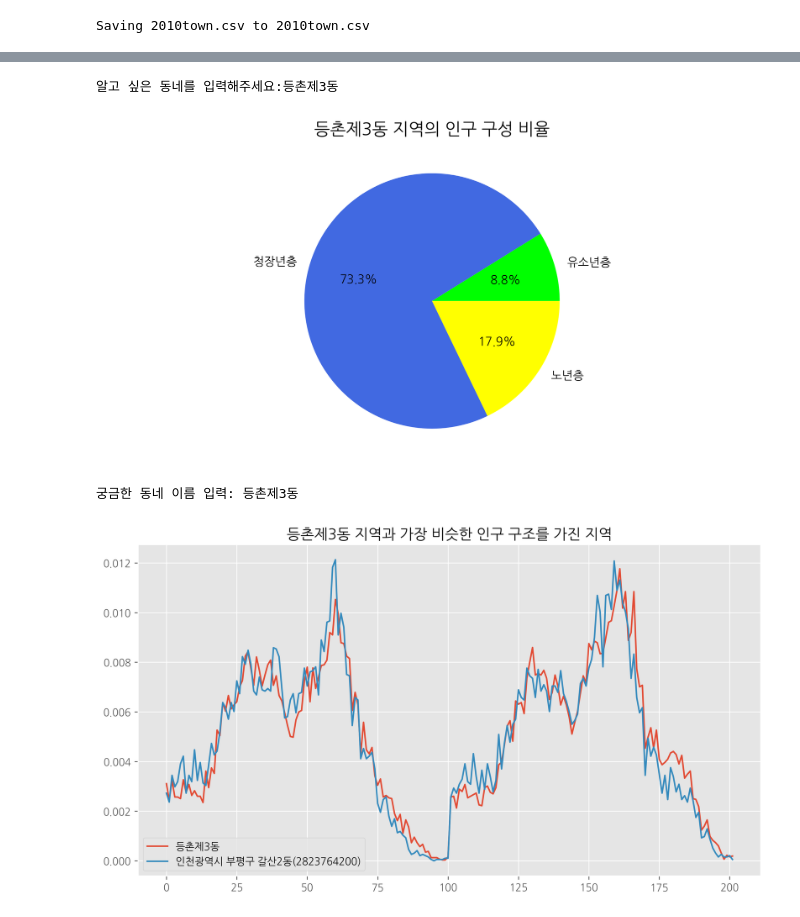
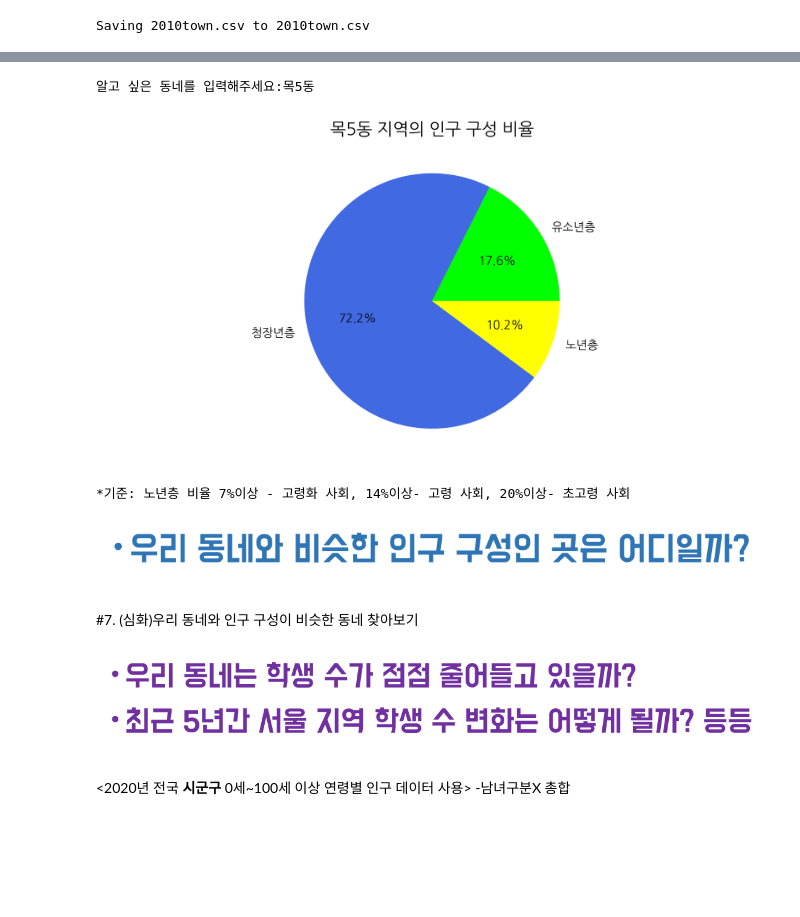
Before and after one commit to dubussy/insideout, a Jupyter notebook: population.ipynb, the cells around one changed output, grey strips where cells are left out. Cells and saved outputs as stored; diff of their text form; code cells hidden in the pictures; blank space fills up the shorter version.

```diff
--- a/population.ipynb
+++ b/population.ipynb
@@ -61,7 +71,7 @@ findfont: Font family ['NanumGothic'] not found. Falling back to DejaVu Sans.
 # %%
-#2. 2020년 시도 인구 구성 항아리 그래프 (지역별 차이 알아보기)
+#2. 2020년 시도 인구 피라미드 그래프 (지역별 차이 알아보기)
 import csv
-f=open('2020korea.csv', encoding = 'cp949')
+f=open('202012korea.csv', encoding = 'cp949')
 data = csv.reader(f)
 m=[]
 f=[]
@@ -78,7 +88,7 @@ plt.style.use('ggplot')
 plt.figure(figsize=(11,6),dpi=300)
 plt.rc('font', family='NanumGothic')
 plt.rcParams['axes.unicode_minus']=False
-plt.title(name+' 남녀 성별 인구 분포')
+plt.title(name+' 남녀 성별 인구 분포(2020년)')
 plt.barh(range(101),m, label='남성')
 plt.barh(range(101),f,label='여성')
 plt.legend()
@@ -96,7 +110,7 @@ Saving 2020.csv to 2020.csv
 # %%
-#3. 2020년 동네 인구 구성 항아리 그래프 (학생들이 사는 동네 관심 유발하기)
+#3. 2020년 동네 인구피라미드 그래프 (학생들이 사는 동네 관심 유발하기)
 import csv
-f=open('2020.csv', encoding = 'cp949')
+f=open('202012town.csv', encoding = 'cp949')
 data=csv.reader(f)
 m=[]
 f=[]
@@ -113,7 +127,7 @@ plt.style.use('ggplot')
 plt.figure(figsize=(11,6),dpi=300)
 plt.rc('font', family='NanumGothic')
 plt.rcParams['axes.unicode_minus']=False
-plt.title(name+' 남녀 성별 인구 분포')
+plt.title(name+' 남녀 성별 인구 분포(2020년)')
 plt.barh(range(101),m, label='남성')
 plt.barh(range(101),f,label='여성')
 plt.legend()
@@ -193,0 +246,25 @@ plt.show()
+# %%
+#2020년 우리 동네 그래프와 비교하기
+import csv
+f=open('202012town.csv', encoding = 'cp949')
+data=csv.reader(f)
+m=[]
+f=[]
+name=input('원하는 동네명을 입력해주세요:')
+for row in data:
+    if name in row[0]:
+        for i in range(0,101):
+            m.append(-int(row[i+3].replace(',','')))
+            f.append(int(row[-(i+1)].replace(',','')))
+f.reverse()
+
+import matplotlib.pyplot as plt
+plt.style.use('ggplot')
+plt.figure(figsize=(6,4),dpi=100)
+plt.rc('font', family='NanumGothic')
+plt.rcParams['axes.unicode_minus']=False
+plt.title(name+' 남녀 성별 인구 분포(2020년)')
+plt.barh(range(101),m, label='남성')
+plt.barh(range(101),f,label='여성')
+plt.legend()
+plt.show()
@@ -201,45 +285,51 @@ Saving 2020.csv to 2020 (1).csv
 # %%
 #6. 우리 동네의 저출산 고령화 알아보기(연령별 인구 구성 원그래프 그려보기)
 import csv
-f=open('2020.csv', encoding = 'cp949')
+f=open('2020age.csv', encoding = 'cp949')
 data=csv.reader(f)
 ch=0
 ad=0
 se=0
 size=[]
 
 name=input('알고 싶은 동네를 입력해주세요:')
 
 for row in data:
     if name in row[0]:
         for i in range(3,18):
             ch += int(row[i].replace(',',''))
         for i in range(18,68):
             ad += int(row[i].replace(',',''))
         for i in range(68,104):
             se += int(row[i].replace(',',''))
 size.append(ch)
 size.append(ad)
 size.append(se)
 
 import matplotlib.pyplot as plt
 plt.figure(figsize=(10,5),dpi=300)
 plt.rc('font', family='NanumGothic')
 color=['lime','royalblue','yellow']
 plt.axis('equal')
 
 plt.pie(size, labels=['유소년층','청장년층','노년층'], autopct='%.1f%%', colors=color)
 plt.title(name+' 지역의 인구 구성 비율')
 plt.show()
+print('*기준: 노년층 비율 7%이상 - 고령화 사회, 14%이상- 고령 사회, 20%이상- 초고령 사회')
 # %% [output]
-알고 싶은 동네를 입력해주세요:등촌제3동
+알고 싶은 동네를 입력해주세요:목5동
-[figure, old version]
+[figure, new version]
+*기준: 노년층 비율 7%이상 - 고령화 사회, 14%이상- 고령 사회, 20%이상- 초고령 사회
+# %% [markdown]
+![image.png](embedded-picture-1)
+# %% [markdown]
+#7. (심화)우리 동네와 인구 구성이 비슷한 동네 찾아보기
 # %%
-#7. (심화)우리 동네와 인구 구성이 비슷한 곳
+#7. (심화)우리 동네와 인구 구성이 비슷한 동네
 import numpy as np
 np.seterr(divide='ignore', invalid='ignore')
 import csv
-f=open('2020.csv', encoding='cp949')
+f=open('2020age.csv', encoding='cp949')
 data=csv.reader(f)
 next(data)
 data=list(data)
@@ -273,6 +363,7 @@ plt.plot(home, label=name)
 plt.plot(result,label=result_name)
 plt.legend()
 plt.show()
-# %% [output]
-궁금한 동네 이름 입력: 등촌제3동
-[figure, removed]
+# %% [markdown]
+![image.png](embedded-picture-1)
+# %% [markdown]
+<2020년 전국 **시군구** 0세~100세 이상 연령별 인구 데이터 사용> -남녀구분X 총합
```
Also changed, not shown: parts of 35 cells of this notebook.
